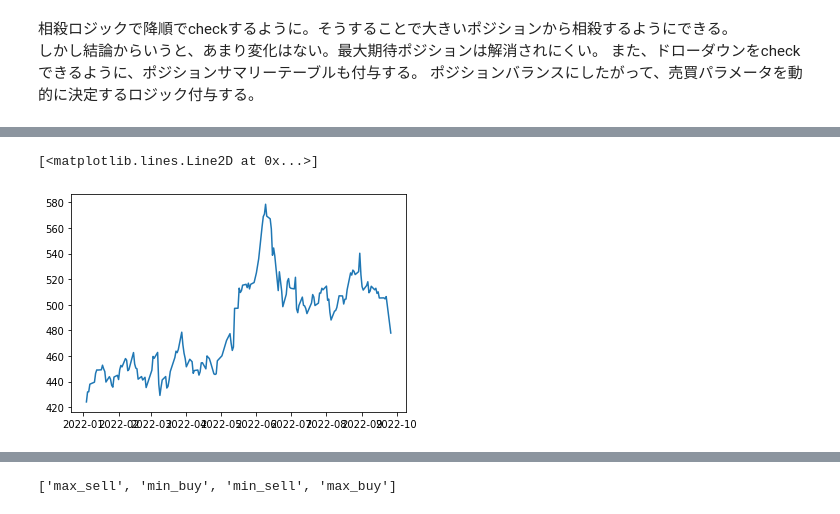
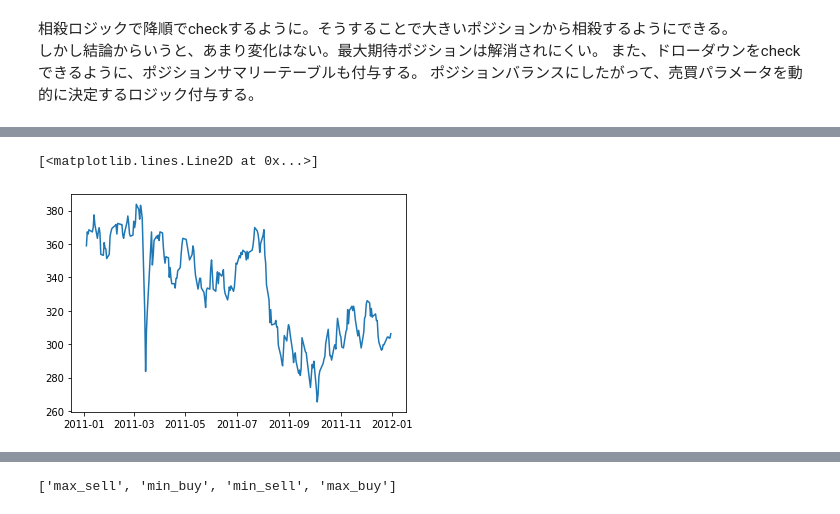
Before and after one commit to gamasenninn/autrade-m, a Jupyter notebook: yfinance.ipynb, the cells around one changed output, grey strips where cells are left out. Saved outputs shown, nothing was run; the diff lists cells and outputs as text; code cells hidden in the pictures.

```diff
--- a/yfinance.ipynb
+++ b/yfinance.ipynb
@@ -598,12 +442,12 @@ df_commits = pd.DataFrame(columns=['date','deal_date','type','current_price','pr
 df_positions_log =pd.DataFrame()
 df_positions_sum_log =pd.DataFrame()
 
-stocker = "5020.T" #eneos
-#stocker = "5108.T" #eneos
+stocker = "5020.T"
+#stocker = "5108.T"
 qty = 200
 #deal_max = -200
-deal_start = "2022-01-01"
-deal_end = "2022-12-31"
+deal_start = "2011-01-01"
+deal_end = "2011-12-31"
 eval_rate = 3.0
 commit_rate = 6.0
 max_position = 5
@@ -674,6 +518,26 @@ def check_available_position(deal_type):
     return True
   return False
 
+def eval_even_position():
+
+  buy_count = 0
+  sell_count = 0
+  for pos in positions:
+    if pos['type'] == 'buy':
+      buy_count += 1
+    else:
+      sell_count += 1
+
+  if buy_count+sell_count >= max_position:
+    return ""
+
+  if buy_count > sell_count:
+    return "sell"
+  elif sell_count > buy_count:
+    return "buy"
+  else:
+    return ""
+
 def eval_position(row):
   #初期状態
   if  len(positions) == 0:
@@ -683,6 +547,10 @@ def eval_position(row):
       return "sell"
 
   deal_types = ["sell","buy"]
+
+  eval_pos = eval_even_position() # even position
+  if eval_pos:
+    return eval_pos
 
   if eval_each_position(row,"sell") \
     and is_sell \
@@ -772,6 +640,22 @@ def change_param():
   else:
     is_max_sell = True
     is_min_sell = True
+
+  #--- ma75 で判断----
+
+  if _ROW['ma75_rate'] > 10:
+      is_max_buy = False
+      is_min_buy = False
+  elif _ROW['ma75_rate'] <-10:
+      is_max_sell = False
+      is_min_sell = False
+  else:
+      is_max_buy = True
+      is_min_buy = True
+      is_max_sell = True
+      is_min_sell = True
+
+
 
 #-------- ポジションの決済　--------
 def check_available_commit(deal_type):
@@ -881,9 +765,25 @@ def commit_position():
 #-------- 取引シミュレーション -----
 #ticker_info = yf.Ticker("5020.T")
 ticker_info = yf.Ticker(stocker)
-hist = ticker_info.history(start=deal_start,end=deal_end)
+#hist = ticker_info.history(start=deal_start,end=deal_end)
+hist = ticker_info.history(period="max")
+
+if hist.isna()['Close'][-1:].bool():
+  hist= hist[:-1] #最終行のみ削除
+
+
+
+
+hist['ma5'] = hist['Close'].rolling(window=5).mean()
+hist['ma25'] = hist['Close'].rolling(window=25).mean()
+hist['ma25_rate'] = (hist['Close']-hist['Close'].rolling(window=25).mean())/hist['Close']*100
+hist['ma75'] = hist['Close'].rolling(window=75).mean()
+hist['ma75_rate'] = (hist['Close']-hist['Close'].rolling(window=75).mean())/hist['Close']*100
+
+hist = hist.query(f"index >= '{deal_start}' and index <= '{deal_end}'")
 
 for idx,row in hist.iterrows():
+#for idx,row in hist.iterrows():
   _ROW = row
   calc_position(idx,row)
   change_param()
@@ -936,5 +836,5 @@ final: 15186
 [<matplotlib.lines.Line2D at 0x...>]
-[figure, old version]
+[figure, new version]
 # %%
 import plotly
 import plotly.graph_objs as go
```
Also changed, not shown: parts of 22 cells of this notebook.
